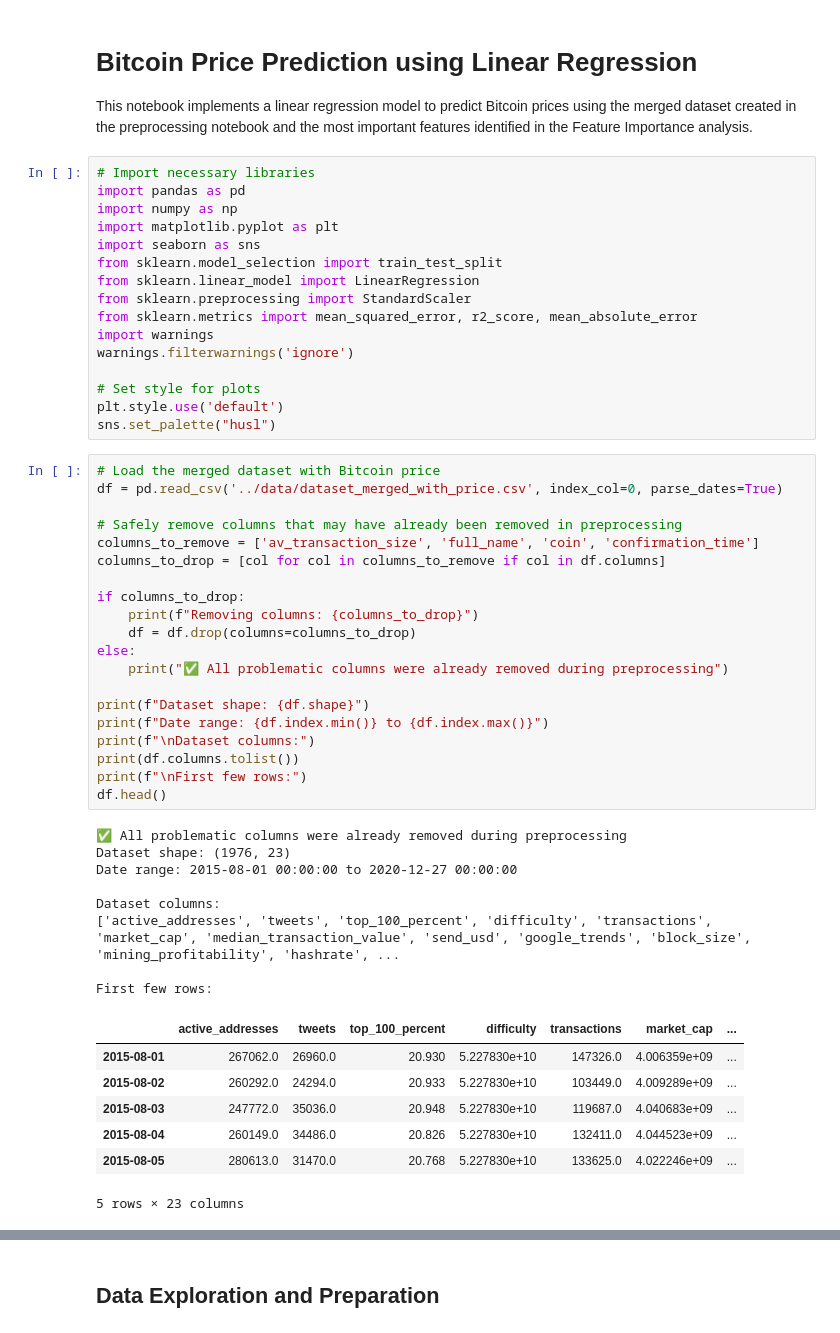
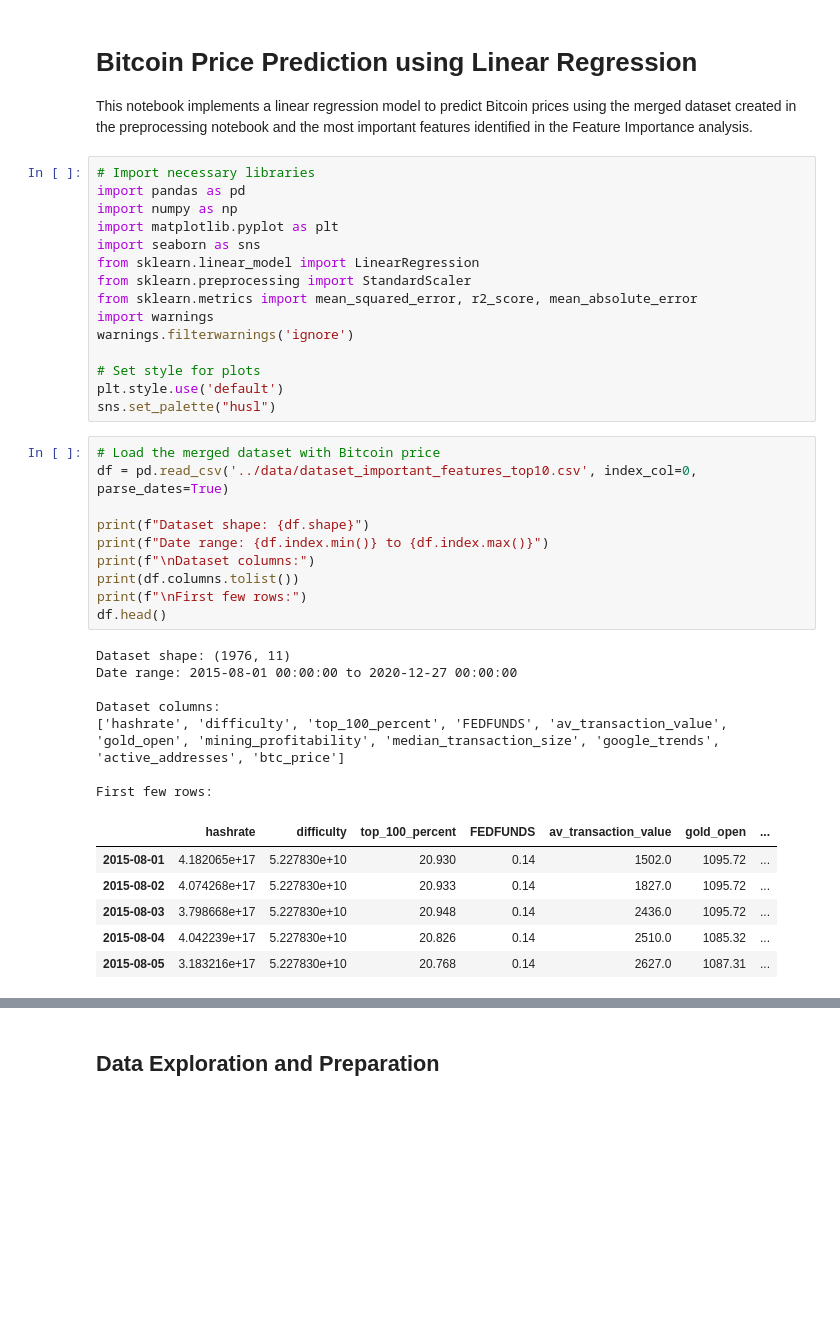
Before and after one commit to jose-fernando-1/Cryptocurrency, a Jupyter notebook: notebooks/Linear-Regression.ipynb, the cells around one changed output, grey strips where cells are left out. Cells and saved outputs as stored; diff of their text form; blank space fills up the shorter version.

```diff
--- a/notebooks/Linear-Regression.ipynb
+++ b/notebooks/Linear-Regression.ipynb
@@ -8,7 +8,6 @@ import pandas as pd
 import numpy as np
 import matplotlib.pyplot as plt
 import seaborn as sns
-from sklearn.model_selection import train_test_split
 from sklearn.linear_model import LinearRegression
 from sklearn.preprocessing import StandardScaler
 from sklearn.metrics import mean_squared_error, r2_score, mean_absolute_error
@@ -20,37 +19,25 @@ plt.style.use('default')
 sns.set_palette("husl")
 # %%
 # Load the merged dataset with Bitcoin price
-df = pd.read_csv('../data/dataset_merged_with_price.csv', index_col=0, parse_dates=True)
-
-# Safely remove columns that may have already been removed in preprocessing
-columns_to_remove = ['av_transaction_size', 'full_name', 'coin', 'confirmation_time']
-columns_to_drop = [col for col in columns_to_remove if col in df.columns]
-
-if columns_to_drop:
-    print(f"Removing columns: {columns_to_drop}")
-    df = df.drop(columns=columns_to_drop)
-else:
-    print("✅ All problematic columns were already removed during preprocessing")
+df = pd.read_csv('../data/dataset_important_features_top10.csv', index_col=0, parse_dates=True)
 
 print(f"Dataset shape: {df.shape}")
 print(f"Date range: {df.index.min()} to {df.index.max()}")
 print(f"\nDataset columns:")
 print(df.columns.tolist())
 print(f"\nFirst few rows:")
 df.head()
 # %% [output]
-✅ All problematic columns were already removed during preprocessing
-Dataset shape: (1976, 23)
+Dataset shape: (1976, 11)
 Date range: 2015-08-01 00:00:00 to 2020-12-27 00:00:00
 
 Dataset columns:
-['active_addresses', 'tweets', 'top_100_percent', 'difficulty', 'transactions', 'market_cap', 'median_transaction_value', 'send_usd', 'google_trends', 'block_size', 'mining_profitability', 'hashrate', ...
+['hashrate', 'difficulty', 'top_100_percent', 'FEDFUNDS', 'av_transaction_value', 'gold_open', 'mining_profitability', 'median_transaction_size', 'google_trends', 'active_addresses', 'btc_price']
 
 First few rows:
-|  | active_addresses | tweets | top_100_percent | difficulty | transactions | market_cap | ... |
-| 2015-08-01 | 267062.0 | 26960.0 | 20.930 | 5.227830e+10 | 147326.0 | 4.006359e+09 | ... |
-| 2015-08-02 | 260292.0 | 24294.0 | 20.933 | 5.227830e+10 | 103449.0 | 4.009289e+09 | ... |
-| 2015-08-03 | 247772.0 | 35036.0 | 20.948 | 5.227830e+10 | 119687.0 | 4.040683e+09 | ... |
-| 2015-08-04 | 260149.0 | 34486.0 | 20.826 | 5.227830e+10 | 132411.0 | 4.044523e+09 | ... |
-| 2015-08-05 | 280613.0 | 31470.0 | 20.768 | 5.227830e+10 | 133625.0 | 4.022246e+09 | ... |
+|  | hashrate | difficulty | top_100_percent | FEDFUNDS | av_transaction_value | gold_open | ... |
+| 2015-08-01 | 4.182065e+17 | 5.227830e+10 | 20.930 | 0.14 | 1502.0 | 1095.72 | ... |
+| 2015-08-02 | 4.074268e+17 | 5.227830e+10 | 20.933 | 0.14 | 1827.0 | 1095.72 | ... |
+| 2015-08-03 | 3.798668e+17 | 5.227830e+10 | 20.948 | 0.14 | 2436.0 | 1095.72 | ... |
+| 2015-08-04 | 4.042239e+17 | 5.227830e+10 | 20.826 | 0.14 | 2510.0 | 1085.32 | ... |
+| 2015-08-05 | 3.183216e+17 | 5.227830e+10 | 20.768 | 0.14 | 2627.0 | 1087.31 | ... |
-5 rows × 23 columns
```
Also changed, not shown: parts of 13 cells of this notebook, 3 other files.
